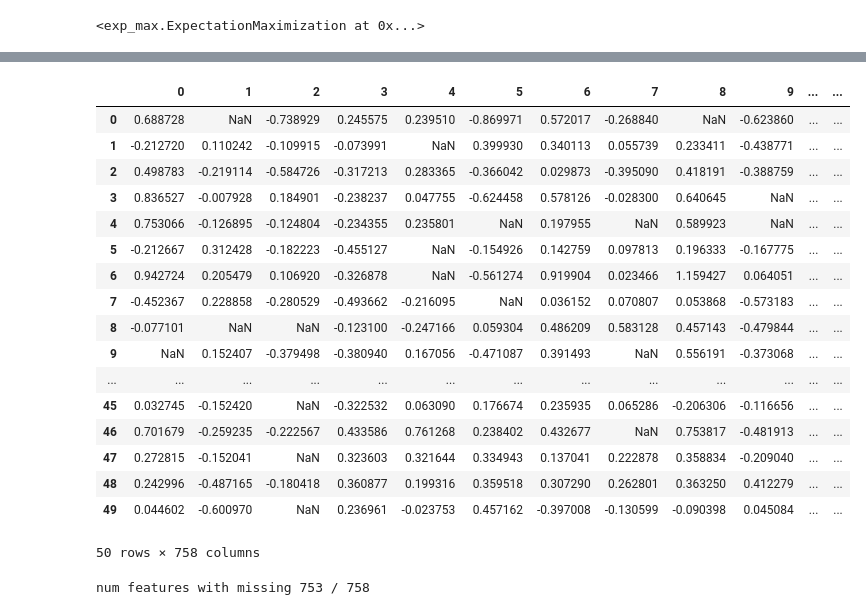
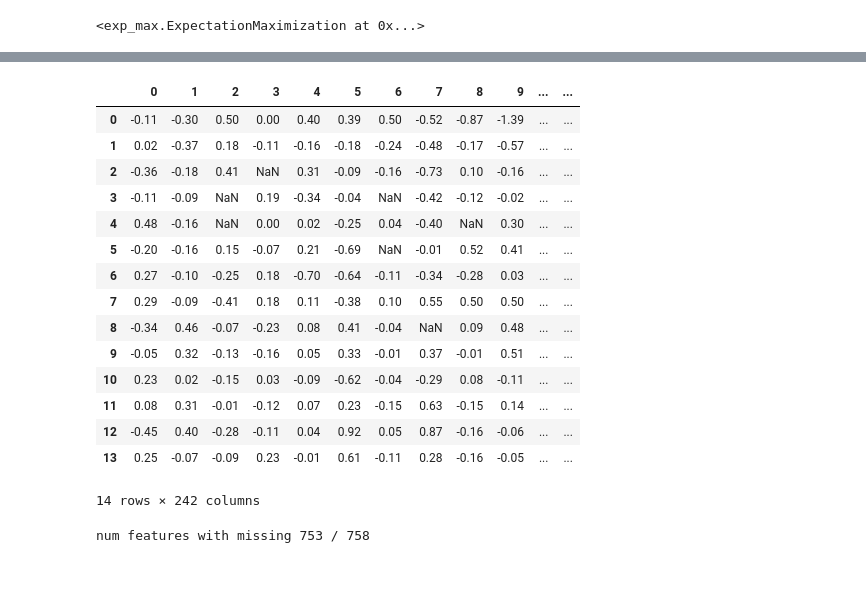
Before and after one commit to jamorr/ml_classification_na_estimation, a Jupyter notebook: imputation.ipynb, the cells around one changed output, grey strips where cells are left out. Cells and saved outputs as stored; diff of their text form; code cells hidden in the pictures; blank space fills up the shorter version.

```diff
--- a/imputation.ipynb
+++ b/imputation.ipynb
@@ -42,25 +42,23 @@ Stopped after 311 iterations, with change in likelihood 9.434156794441151e-06
 # %%
-df = read_missing("../Project/missing/MissingData2.txt").T
+df = read_missing("../Project/missing/MissingData1.txt").T
 df
 # %% [output]
 |  | 0 | 1 | 2 | 3 | 4 | 5 | 6 | 7 | 8 | 9 | ... | ... |
-| 0 | 0.688728 | NaN | -0.738929 | 0.245575 | 0.239510 | -0.869971 | 0.572017 | -0.268840 | NaN | -0.623860 | ... | ... |
-| 1 | -0.212720 | 0.110242 | -0.109915 | -0.073991 | NaN | 0.399930 | 0.340113 | 0.055739 | 0.233411 | -0.438771 | ... | ... |
-| 2 | 0.498783 | -0.219114 | -0.584726 | -0.317213 | 0.283365 | -0.366042 | 0.029873 | -0.395090 | 0.418191 | -0.388759 | ... | ... |
-| 3 | 0.836527 | -0.007928 | 0.184901 | -0.238237 | 0.047755 | -0.624458 | 0.578126 | -0.028300 | 0.640645 | NaN | ... | ... |
-| 4 | 0.753066 | -0.126895 | -0.124804 | -0.234355 | 0.235801 | NaN | 0.197955 | NaN | 0.589923 | NaN | ... | ... |
-| 5 | -0.212667 | 0.312428 | -0.182223 | -0.455127 | NaN | -0.154926 | 0.142759 | 0.097813 | 0.196333 | -0.167775 | ... | ... |
-| 6 | 0.942724 | 0.205479 | 0.106920 | -0.326878 | NaN | -0.561274 | 0.919904 | 0.023466 | 1.159427 | 0.064051 | ... | ... |
-| 7 | -0.452367 | 0.228858 | -0.280529 | -0.493662 | -0.216095 | NaN | 0.036152 | 0.070807 | 0.053868 | -0.573183 | ... | ... |
-| 8 | -0.077101 | NaN | NaN | -0.123100 | -0.247166 | 0.059304 | 0.486209 | 0.583128 | 0.457143 | -0.479844 | ... | ... |
-| 9 | NaN | 0.152407 | -0.379498 | -0.380940 | 0.167056 | -0.471087 | 0.391493 | NaN | 0.556191 | -0.373068 | ... | ... |
-| ... | ... | ... | ... | ... | ... | ... | ... | ... | ... | ... | ... | ... |
-| 45 | 0.032745 | -0.152420 | NaN | -0.322532 | 0.063090 | 0.176674 | 0.235935 | 0.065286 | -0.206306 | -0.116656 | ... | ... |
-| 46 | 0.701679 | -0.259235 | -0.222567 | 0.433586 | 0.761268 | 0.238402 | 0.432677 | NaN | 0.753817 | -0.481913 | ... | ... |
-| 47 | 0.272815 | -0.152041 | NaN | 0.323603 | 0.321644 | 0.334943 | 0.137041 | 0.222878 | 0.358834 | -0.209040 | ... | ... |
-| 48 | 0.242996 | -0.487165 | -0.180418 | 0.360877 | 0.199316 | 0.359518 | 0.307290 | 0.262801 | 0.363250 | 0.412279 | ... | ... |
-| 49 | 0.044602 | -0.600970 | NaN | 0.236961 | -0.023753 | 0.457162 | -0.397008 | -0.130599 | -0.090398 | 0.045084 | ... | ... |
+| 0 | -0.11 | -0.30 | 0.50 | 0.00 | 0.40 | 0.39 | 0.50 | -0.52 | -0.87 | -1.39 | ... | ... |
+| 1 | 0.02 | -0.37 | 0.18 | -0.11 | -0.16 | -0.18 | -0.24 | -0.48 | -0.17 | -0.57 | ... | ... |
+| 2 | -0.36 | -0.18 | 0.41 | NaN | 0.31 | -0.09 | -0.16 | -0.73 | 0.10 | -0.16 | ... | ... |
+| 3 | -0.11 | -0.09 | NaN | 0.19 | -0.34 | -0.04 | NaN | -0.42 | -0.12 | -0.02 | ... | ... |
+| 4 | 0.48 | -0.16 | NaN | 0.00 | 0.02 | -0.25 | 0.04 | -0.40 | NaN | 0.30 | ... | ... |
+| 5 | -0.20 | -0.16 | 0.15 | -0.07 | 0.21 | -0.69 | NaN | -0.01 | 0.52 | 0.41 | ... | ... |
+| 6 | 0.27 | -0.10 | -0.25 | 0.18 | -0.70 | -0.64 | -0.11 | -0.34 | -0.28 | 0.03 | ... | ... |
+| 7 | 0.29 | -0.09 | -0.41 | 0.18 | 0.11 | -0.38 | 0.10 | 0.55 | 0.50 | 0.50 | ... | ... |
+| 8 | -0.34 | 0.46 | -0.07 | -0.23 | 0.08 | 0.41 | -0.04 | NaN | 0.09 | 0.48 | ... | ... |
+| 9 | -0.05 | 0.32 | -0.13 | -0.16 | 0.05 | 0.33 | -0.01 | 0.37 | -0.01 | 0.51 | ... | ... |
+| 10 | 0.23 | 0.02 | -0.15 | 0.03 | -0.09 | -0.62 | -0.04 | -0.29 | 0.08 | -0.11 | ... | ... |
+| 11 | 0.08 | 0.31 | -0.01 | -0.12 | 0.07 | 0.23 | -0.15 | 0.63 | -0.15 | 0.14 | ... | ... |
+| 12 | -0.45 | 0.40 | -0.28 | -0.11 | 0.04 | 0.92 | 0.05 | 0.87 | -0.16 | -0.06 | ... | ... |
+| 13 | 0.25 | -0.07 | -0.09 | 0.23 | -0.01 | 0.61 | -0.11 | 0.28 | -0.16 | -0.05 | ... | ... |
-50 rows × 758 columns
+14 rows × 242 columns
 # %%
 print("num features with missing", len(df.isna().sum().where(lambda x: x>0).dropna()), "/",len(df.T))
 # print("How many missing per feature", *[(i,a) for i,a in pd.DataFrame(df.isna().sum().where(lambda x: x>0).dropna()).itertuples()],sep="\n")
```
Also changed, not shown: parts of 2 cells of this notebook, 5 other files.
